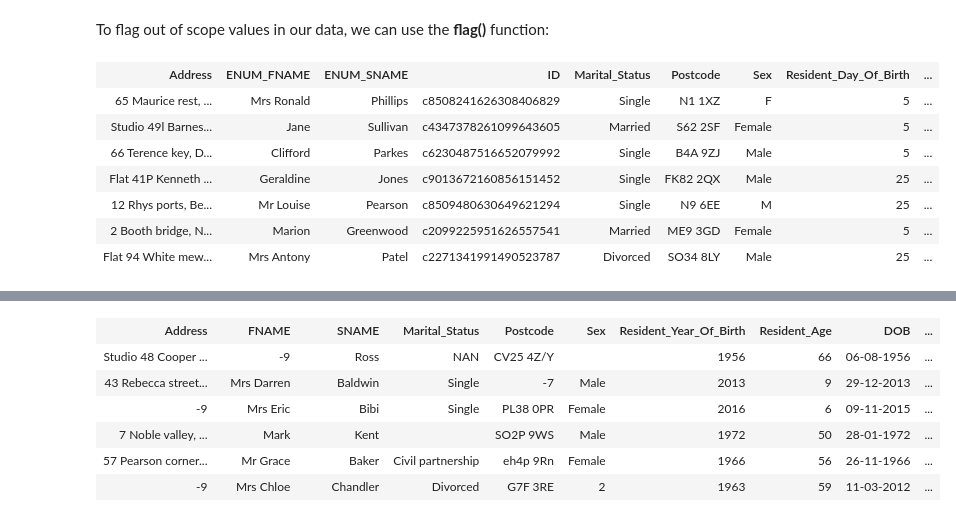
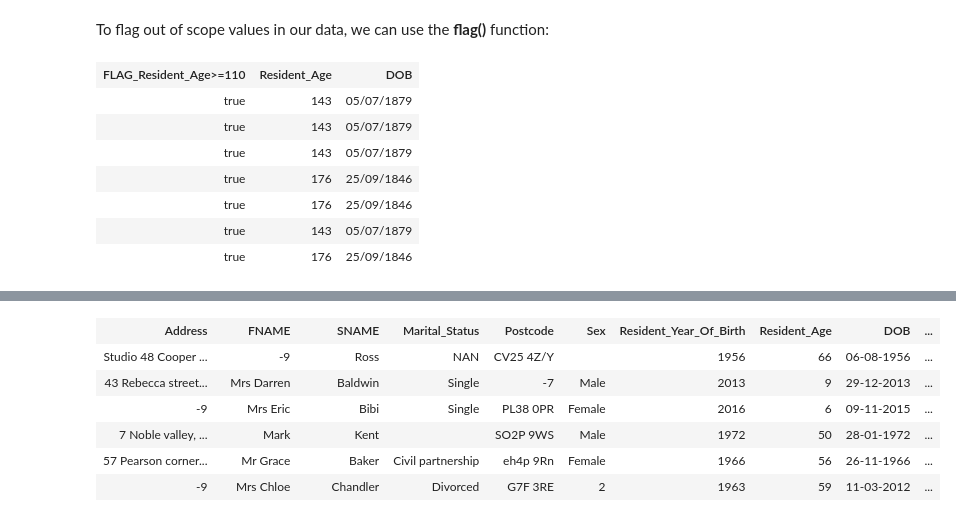
Before and after one commit to anthonye93/dlh_utils_demo, a Jupyter notebook: dlh_utils_demo.ipynb, the cells around one changed output, grey strips where cells are left out. Drawn from its saved outputs; the diff is of its cells as text; code cells hidden in the pictures.

Commit message:
flags update

```diff
--- a/dlh_utils_demo.ipynb
+++ b/dlh_utils_demo.ipynb
@@ -131,29 +129,29 @@ To flag out of scope values in our data, we can use the **flag()** function:
 # %%
 #appends new column to data, showing true or false depending on condition specified
 
 # This will flag invalid values in our data, for example, by seeing if there is anyone over the age of 110 in our data:
 
 out_of_scope = flags.flag(df = census,
                           ref_col = 'Resident_Age',
-                          condition = '<=',
+                          condition = '>=',
                           condition_value = 110,
                           alias = None,
                           prefix = 'FLAG',
                           fill_null = None
                          )
 
-out_of_scope.filter(F.col('FLAG_Resident_Age<=110')== 'false')
+out_of_scope.filter(F.col('FLAG_Resident_Age>=110')== 'true').select('FLAG_Resident_Age>=110', 'Resident_Age', 'DOB')
 
 #higlihgt error in data
 # %% [output]
-| Address | ENUM_FNAME | ENUM_SNAME | ID | Marital_Status | Postcode | Sex | Resident_Day_Of_Birth | ... |
-| 65 Maurice rest, ... | Mrs Ronald | Phillips | c8508241626308406829 | Single | N1 1XZ | F | 5 | ... |
-| Studio 49l Barnes... | Jane | Sullivan | c4347378261099643605 | Married | S62 2SF | Female | 5 | ... |
-| 66 Terence key, D... | Clifford | Parkes | c6230487516652079992 | Single | B4A 9ZJ | Male | 5 | ... |
-| Flat 41P Kenneth ... | Geraldine | Jones | c9013672160856151452 | Single | FK82 2QX | Male | 25 | ... |
-| 12 Rhys ports, Be... | Mr Louise | Pearson | c8509480630649621294 | Single | N9 6EE | M | 25 | ... |
-| 2 Booth bridge, N... | Marion | Greenwood | c2099225951626557541 | Married | ME9 3GD | Female | 5 | ... |
-| Flat 94 White mew... | Mrs Antony | Patel | c2271341991490523787 | Divorced | SO34 8LY | Male | 25 | ... |
+| FLAG_Resident_Age>=110 | Resident_Age | DOB |
+| true | 143 | 05/07/1879 |
+| true | 143 | 05/07/1879 |
+| true | 143 | 05/07/1879 |
+| true | 176 | 25/09/1846 |
+| true | 176 | 25/09/1846 |
+| true | 143 | 05/07/1879 |
+| true | 176 | 25/09/1846 |
 # %%
 census
 # %% [output]
```
Also changed, not shown: parts of 10 cells of this notebook.
